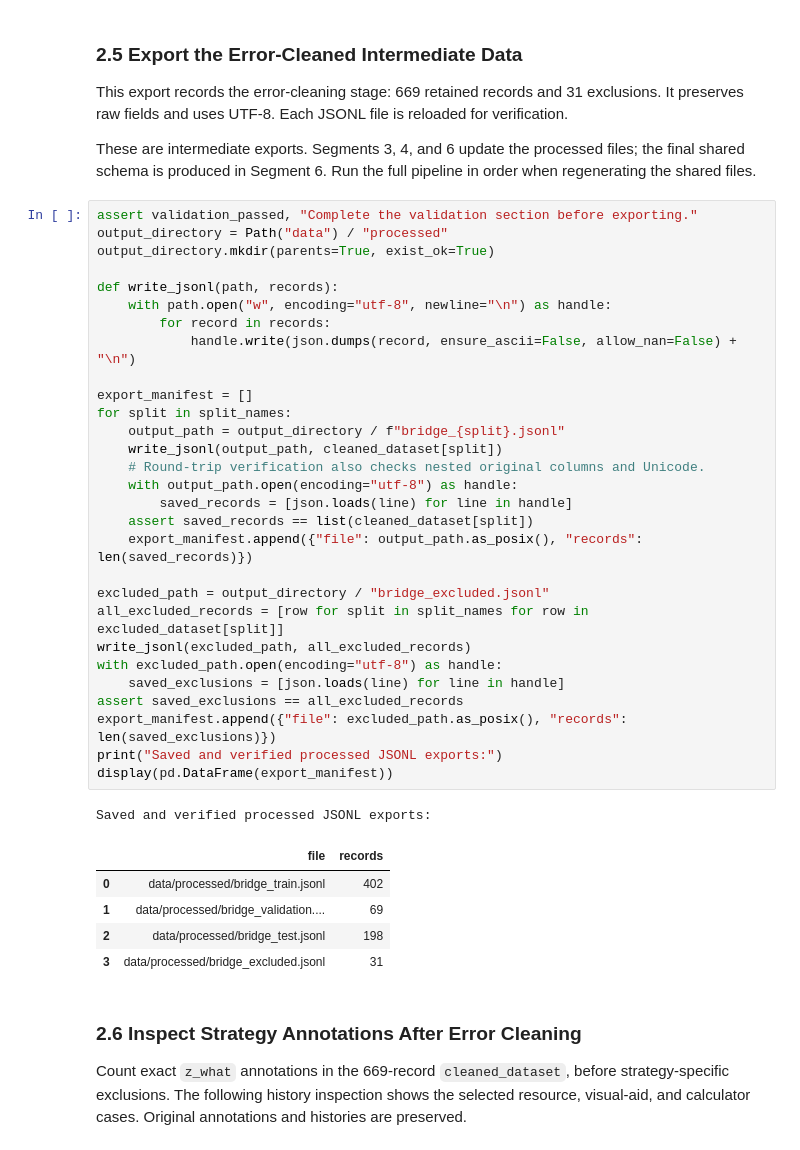
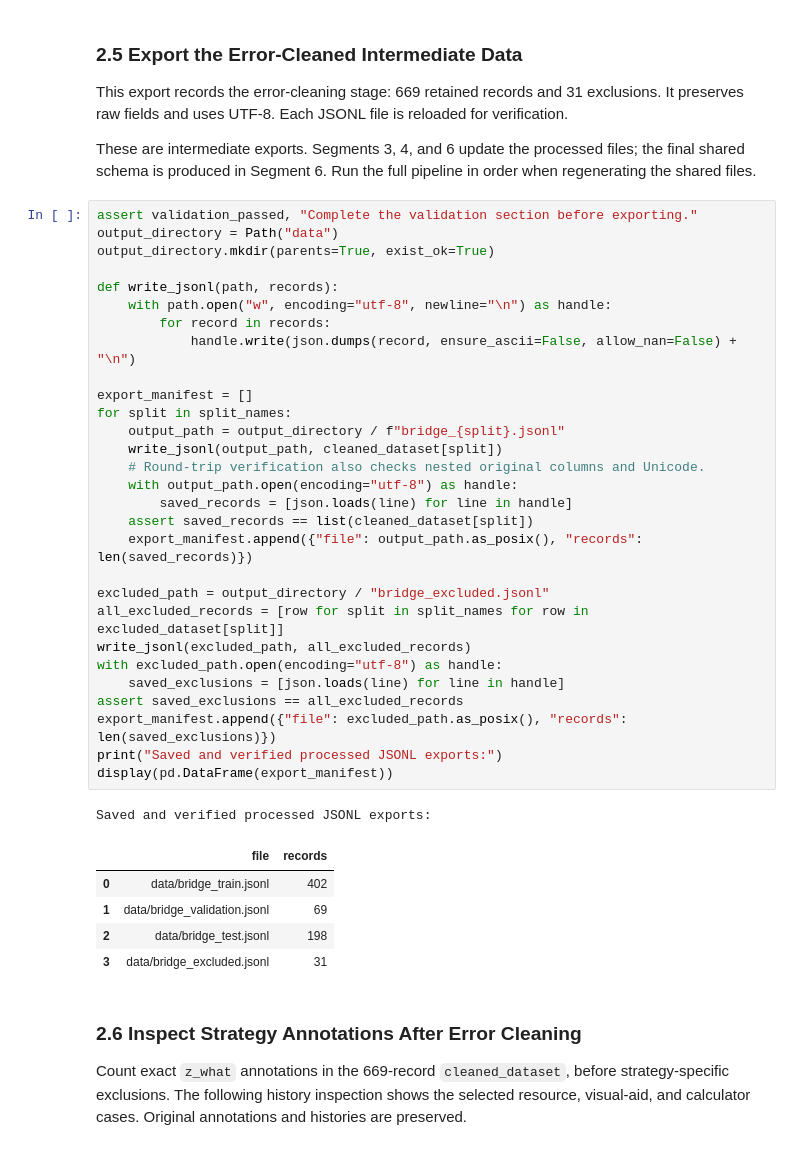
Before and after one commit to FacelessSnowman/TutorState, a Jupyter notebook: explore_bridge.ipynb, the cells around one changed output. Saved outputs shown, nothing was run; the diff lists cells and outputs as text.

Commit message:
Simplify dataset layout and update notebook paths

```diff
--- a/explore_bridge.ipynb
+++ b/explore_bridge.ipynb
@@ -670,40 +670,40 @@ This export records the error-cleaning stage: 669 retained records and 31 exclus
 These are intermediate exports. Segments 3, 4, and 6 update the processed files; the final shared schema is produced in Segment 6. Run the full pipeline in order when regenerating the shared files.
 # %%
 assert validation_passed, "Complete the validation section before exporting."
-output_directory = Path("data") / "processed"
+output_directory = Path("data")
 output_directory.mkdir(parents=True, exist_ok=True)
 
 def write_jsonl(path, records):
     with path.open("w", encoding="utf-8", newline="\n") as handle:
         for record in records:
             handle.write(json.dumps(record, ensure_ascii=False, allow_nan=False) + "\n")
 
 export_manifest = []
 for split in split_names:
     output_path = output_directory / f"bridge_{split}.jsonl"
     write_jsonl(output_path, cleaned_dataset[split])
     # Round-trip verification also checks nested original columns and Unicode.
     with output_path.open(encoding="utf-8") as handle:
         saved_records = [json.loads(line) for line in handle]
     assert saved_records == list(cleaned_dataset[split])
     export_manifest.append({"file": output_path.as_posix(), "records": len(saved_records)})
 
 excluded_path = output_directory / "bridge_excluded.jsonl"
 all_excluded_records = [row for split in split_names for row in excluded_dataset[split]]
 write_jsonl(excluded_path, all_excluded_records)
 with excluded_path.open(encoding="utf-8") as handle:
     saved_exclusions = [json.loads(line) for line in handle]
 assert saved_exclusions == all_excluded_records
 export_manifest.append({"file": excluded_path.as_posix(), "records": len(saved_exclusions)})
 print("Saved and verified processed JSONL exports:")
 display(pd.DataFrame(export_manifest))
 # %% [output]
 Saved and verified processed JSONL exports:
 |  | file | records |
-| 0 | data/processed/bridge_train.jsonl | 402 |
-| 1 | data/processed/bridge_validation.... | 69 |
-| 2 | data/processed/bridge_test.jsonl | 198 |
-| 3 | data/processed/bridge_excluded.jsonl | 31 |
+| 0 | data/bridge_train.jsonl | 402 |
+| 1 | data/bridge_validation.jsonl | 69 |
+| 2 | data/bridge_test.jsonl | 198 |
+| 3 | data/bridge_excluded.jsonl | 31 |
 # %% [markdown]
 ### 2.6 Inspect Strategy Annotations After Error Cleaning
 
```
Also changed, not shown: parts of 6 cells of this notebook, 4 other files.
